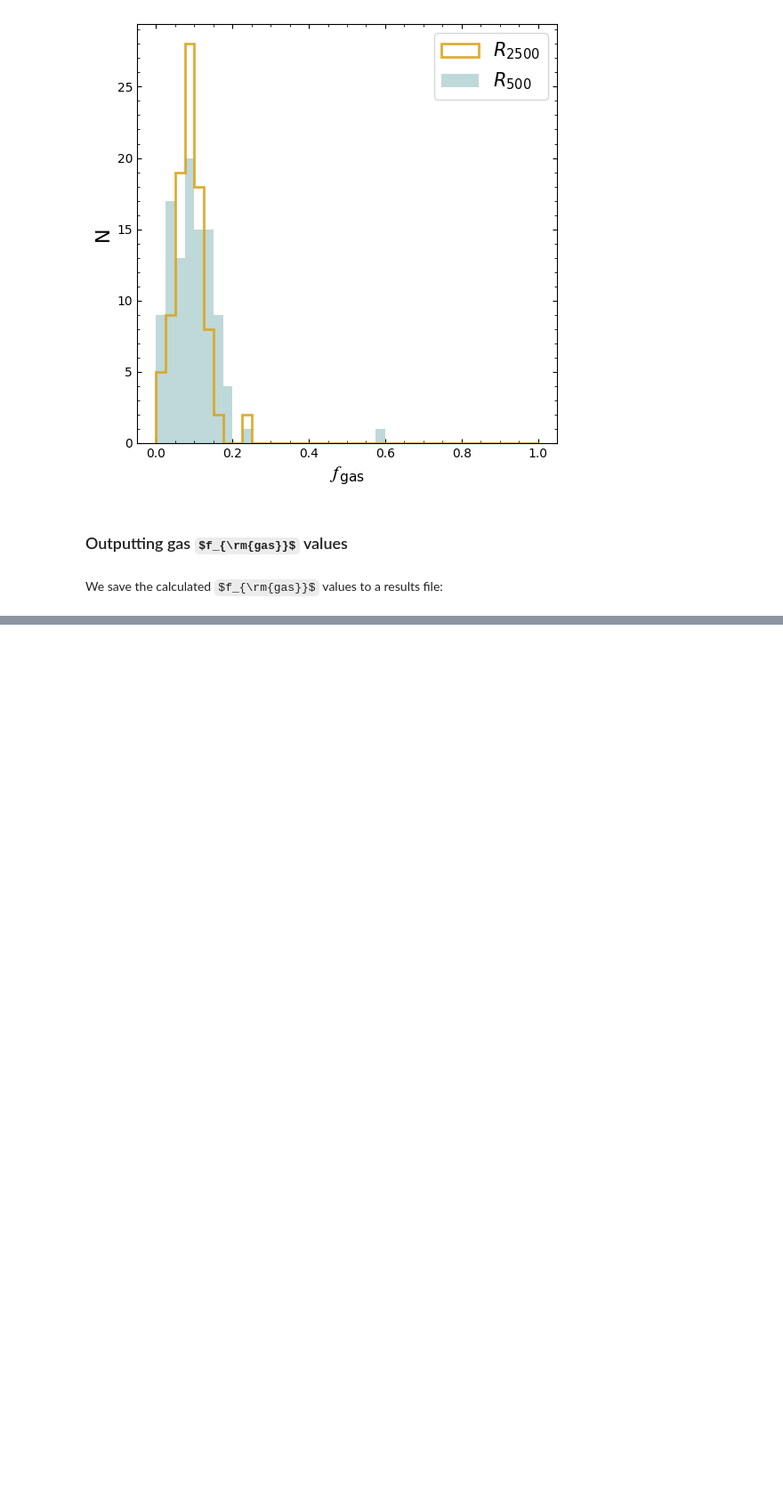
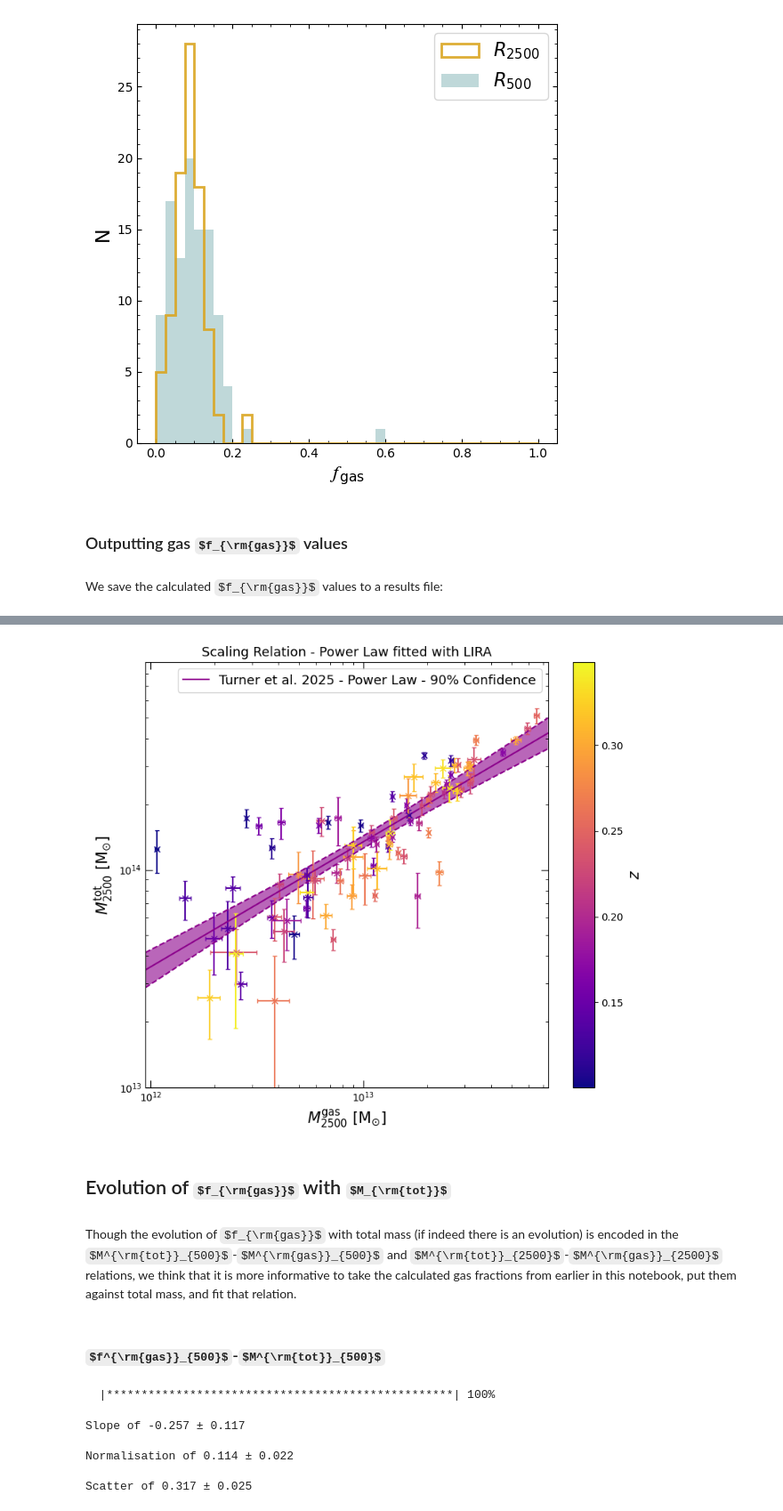
Before and after one commit to DavidT3/XCS-Mass-II-Analysis, a Jupyter notebook: notebooks/gas_fraction/sdssrm_measure_gas_fraction.ipynb, the cells around one changed output, grey strips where cells are left out. Shown at 89% size. Cells and saved outputs as stored; diff of their text form; code cells hidden in the pictures; some formulas as TeX source; blank space fills up the shorter version.

```diff
--- a/notebooks/gas_fraction/sdssrm_measure_gas_fraction.ipynb
+++ b/notebooks/gas_fraction/sdssrm_measure_gas_fraction.ipynb
@@ -103,0 +160,19 @@ fgas_df = pd.DataFrame(fgas_dat, columns=fgas_col)
+# %%
+# Same procedure as above, to ensure that the targeted/serendipitious flags are applied to the correct data points
+sort_rel_names = np.argsort(sdssxcs_base['name'].values)
+pnt_samp_ind = sort_rel_names[np.searchsorted(sdssxcs_base['name'].values, mtot2500_mgas2500.point_names, sorter=sort_rel_names)]
+
+# Reads out cluster redshifts, in the right order!
+redshifts = sdssxcs_base.loc[pnt_samp_ind, 'z'].values
+# Don't recommend setting attributes directly, but apparently I never added property setters for these when I
+#  wrote this class
+mtot2500_mgas2500._third_dim_info = redshifts
+mtot2500_mgas2500._third_dim_name = r"$z$"
+# %%
+mtot2500_mgas2500.view(figsize=(8, 7), y_lims=Quantity([1e+13, 9e+14], 'Msun'))
+# %% [output]
+[figure, added]
+# %% [markdown]
+## Evolution of $f_{\rm{gas}}$ with $M_{\rm{tot}}$
+# %% [markdown]
+Though the evolution of $f_{\rm{gas}}$ with total mass (if indeed there is an evolution) is encoded in the $M^{\rm{tot}}_{500}$-$M^{\rm{gas}}_{500}$ and $M^{\rm{tot}}_{2500}$-$M^{\rm{gas}}_{2500}$ relations, we think that it is more informative to take the calculated gas fractions from earlier in this notebook, put them against total mass, and fit that relation.
@@ -103,0 +182,31 @@ fgas_df = pd.DataFrame(fgas_dat, columns=fgas_col)
+# %% [markdown]
+### $f^{\rm{gas}}_{500}$-$M^{\rm{tot}}_{500}$
+# %%
+frac500 = Quantity(sdssxcs_samp_gfrac[['fgas500', 'fgas500+-', 'fgas500+-']].values)
+mtot500 = Quantity(sdssxcs_samp_gfrac[['Mhy500_wraderr', 'Mhy500_wraderr-', 'Mhy500_wraderr+']].values*1e+14, 'Msun')
+
+# Take this opportunity to add the redshift of each data point's cluster as a third data dimension
+frac500_mtot500 = scaling_relation_lira(frac500[:, 0], frac500[:, 1], mtot500[:, 0], mtot500[:, 1:], Quantity(1), m_norm,
+                                        y_name=r"$f^{\rm{gas}}_{500}$", x_name=r"$M^{\rm{tot}}_{500}$",
+                                        point_names=sdssxcs_samp_gfrac['name'].values,
+                                        third_dim_info=sdssxcs_samp_gfrac['z'].values,
+                                        third_dim_name=r'$z$')
+frac500_mtot500.model_colour = 'tab:blue'
+frac500_mtot500.author = 'Turner et al.'
+frac500_mtot500.year = 2025
+frac500_mtot500.name = r'Turner et al. $f^{\rm{gas}}_{500}$-$M^{\rm{tot}}_{500}$'
+# Don't save them in the same place as the other scaling relations, as these aren't really that (even though we fit them the
+#  same way) - we wouldn't expect them to be used to predict the fraction from the mass, this is just a nice way to get the slope
+frac500_mtot500.save("../../outputs/result_files/fgas500-mtot500_evolution.xgarel")
+# %% [output]
+  |**************************************************| 100%
+# %%
+print("Slope of {v:.3f} ± {e:.3f}\n".format(v=frac500_mtot500.pars[0][0], e=frac500_mtot500.pars[0][1]))
+print("Normalisation of {v:.3f} ± {e:.3f}\n".format(v=frac500_mtot500.pars[1][0], e=frac500_mtot500.pars[1][1]))
+print("Scatter of {v:.3f} ± {e:.3f}".format(v=frac500_mtot500.scatter_par[0], e=frac500_mtot500.scatter_par[1]))
+# %% [output]
+Slope of -0.257 ± 0.117
+
+Normalisation of 0.114 ± 0.022
+
+Scatter of 0.317 ± 0.025
```
Also changed, not shown: parts of 39 cells of this notebook.
